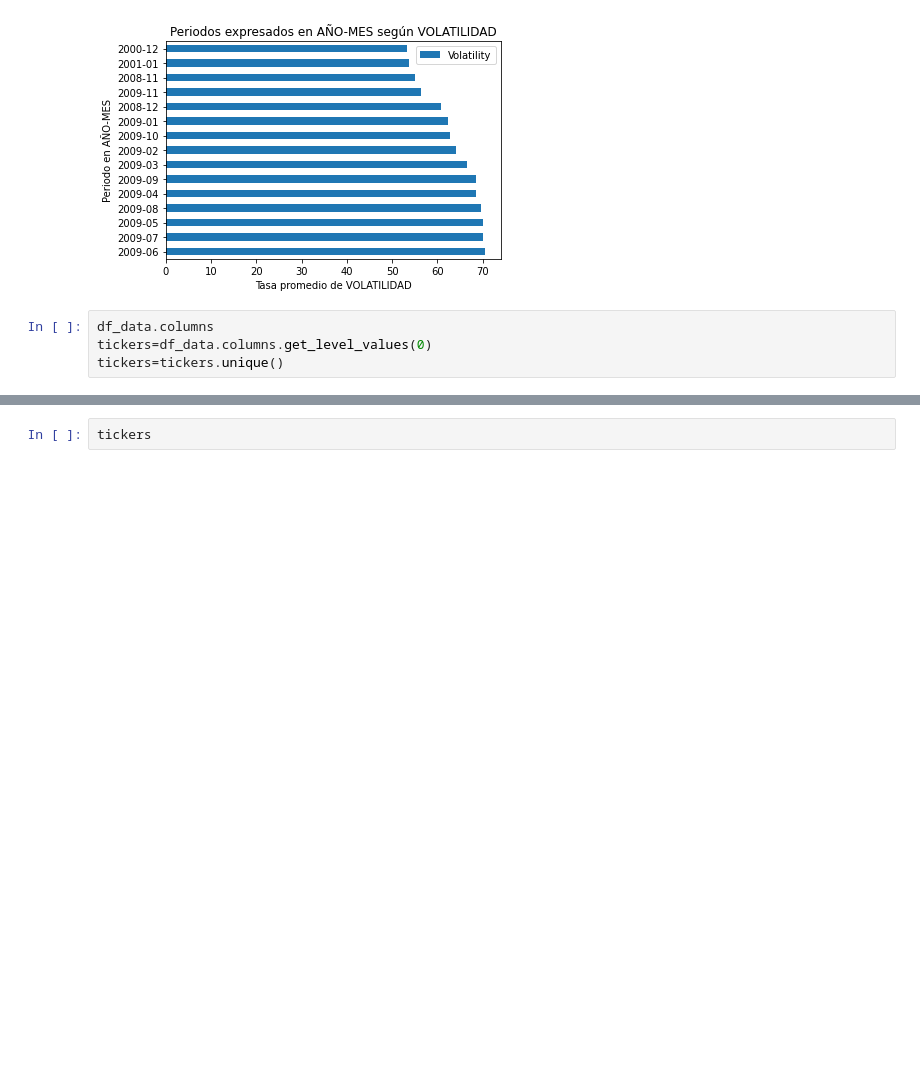
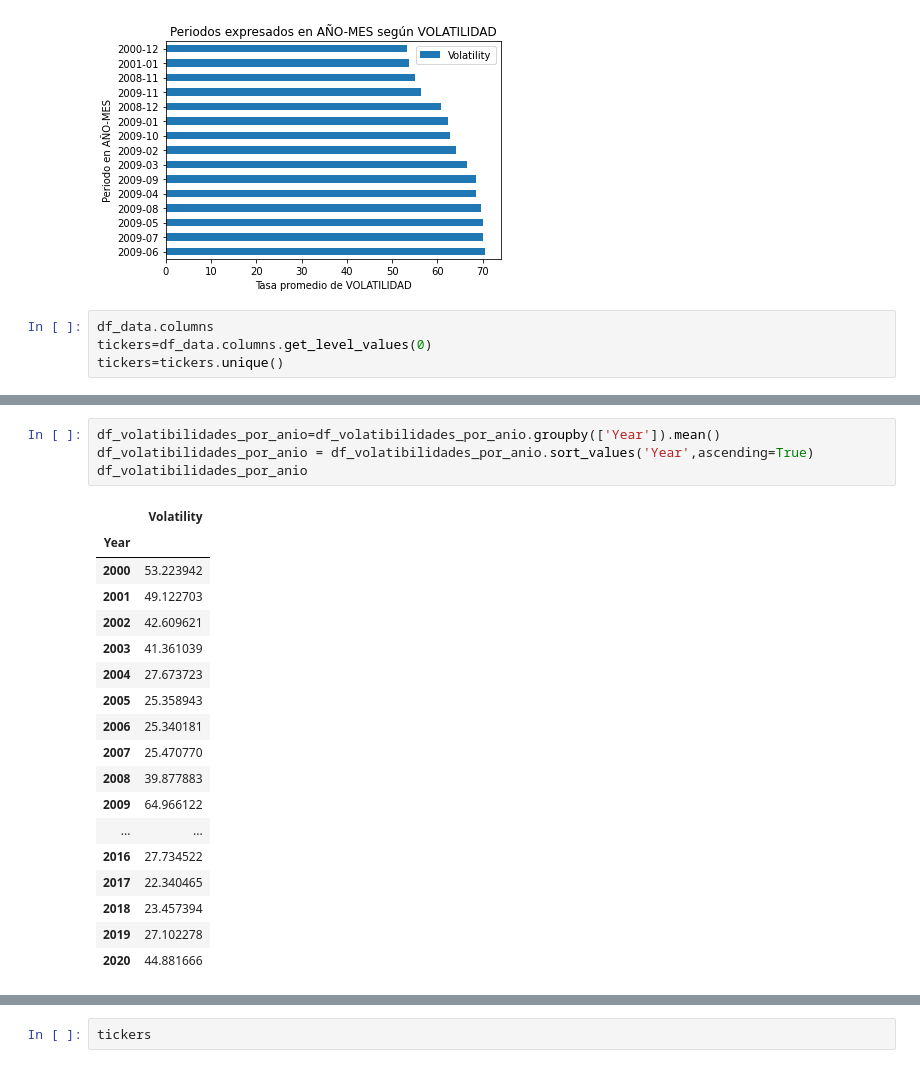
Before and after one commit to lugeminai/DS-PI-ProyectoIndividual, a Jupyter notebook: ds_pi_financiero/analisisf_financiero.ipynb, the cells around one changed output, grey strips where cells are left out. Cells and saved outputs as stored; diff of their text form; blank space fills up the shorter version.

```diff
--- a/ds_pi_financiero/analisisf_financiero.ipynb
+++ b/ds_pi_financiero/analisisf_financiero.ipynb
@@ -517,0 +552,23 @@ tickers=tickers.unique()
+# %%
+df_volatibilidades_por_anio=df_volatibilidades_por_anio.groupby(['Year']).mean()
+df_volatibilidades_por_anio = df_volatibilidades_por_anio.sort_values('Year',ascending=True)
+df_volatibilidades_por_anio
+# %% [output]
+|  | Volatility |
+| Year |  |
+| 2000 | 53.223942 |
+| 2001 | 49.122703 |
+| 2002 | 42.609621 |
+| 2003 | 41.361039 |
+| 2004 | 27.673723 |
+| 2005 | 25.358943 |
+| 2006 | 25.340181 |
+| 2007 | 25.470770 |
+| 2008 | 39.877883 |
+| 2009 | 64.966122 |
+| ... | ... |
+| 2016 | 27.734522 |
+| 2017 | 22.340465 |
+| 2018 | 23.457394 |
+| 2019 | 27.102278 |
+| 2020 | 44.881666 |
```
Also changed, not shown: parts of 17 cells of this notebook.
